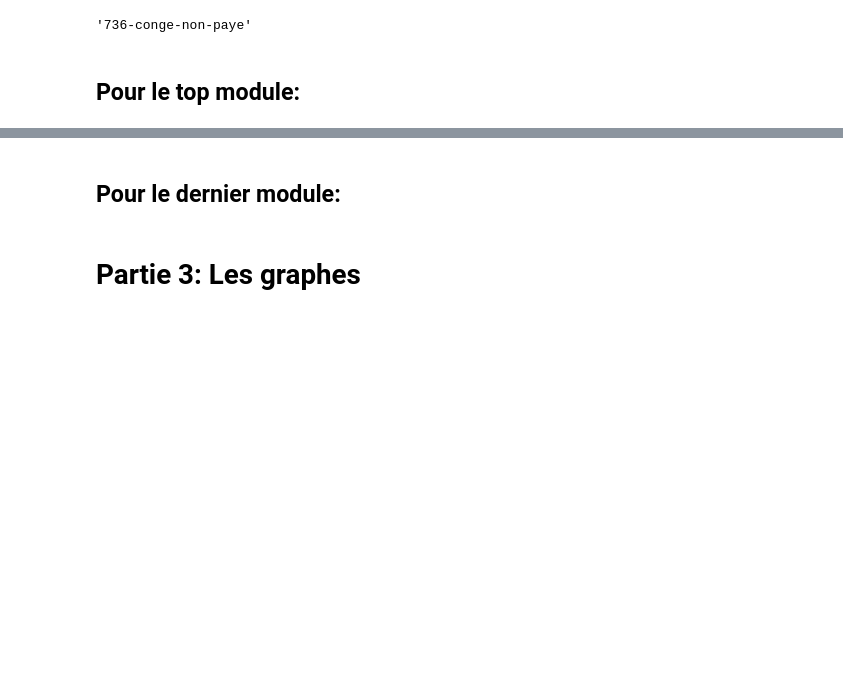
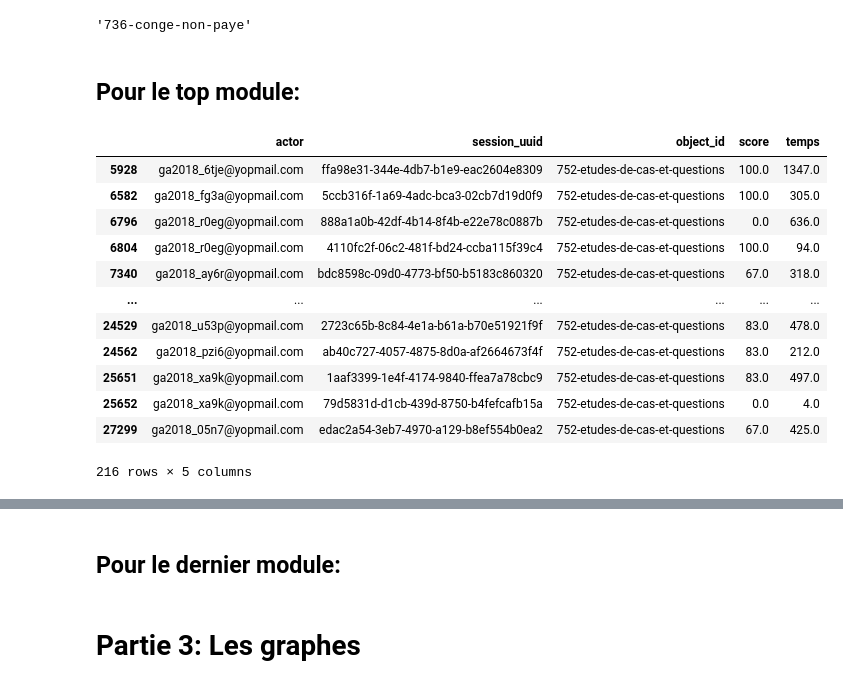
Before and after one commit to ramsey6340/ia_odc, a Jupyter notebook: tp2/tp2.ipynb, the cells around one changed output, grey strips where cells are left out. Cells and saved outputs as stored; diff of their text form; code cells hidden in the pictures; blank space fills up the shorter version.

```diff
--- a/tp2/tp2.ipynb
+++ b/tp2/tp2.ipynb
@@ -97,7 +97,21 @@ name_dernier_module # les nom des dernier module des tops 10
 # %%
 # le data frame dont le nom de module correspond au nom du top module trié par un nombre précis de champ voulue
 df_tm = df.loc[df.object_id == name_top_module, ["actor","session_uuid","object_id","score","temps"]]
-#df_tm
+df_tm
+# %% [output]
+|  | actor | session_uuid | object_id | score | temps |
+| 5928 | ga2018_6tje@yopmail.com | ffa98e31-344e-4db7-b1e9-eac2604e8309 | 752-etudes-de-cas-et-questions | 100.0 | 1347.0 |
+| 6582 | ga2018_fg3a@yopmail.com | 5ccb316f-1a69-4adc-bca3-02cb7d19d0f9 | 752-etudes-de-cas-et-questions | 100.0 | 305.0 |
+| 6796 | ga2018_r0eg@yopmail.com | 888a1a0b-42df-4b14-8f4b-e22e78c0887b | 752-etudes-de-cas-et-questions | 0.0 | 636.0 |
+| 6804 | ga2018_r0eg@yopmail.com | 4110fc2f-06c2-481f-bd24-ccba115f39c4 | 752-etudes-de-cas-et-questions | 100.0 | 94.0 |
+| 7340 | ga2018_ay6r@yopmail.com | bdc8598c-09d0-4773-bf50-b5183c860320 | 752-etudes-de-cas-et-questions | 67.0 | 318.0 |
+| ... | ... | ... | ... | ... | ... |
+| 24529 | ga2018_u53p@yopmail.com | 2723c65b-8c84-4e1a-b61a-b70e51921f9f | 752-etudes-de-cas-et-questions | 83.0 | 478.0 |
+| 24562 | ga2018_pzi6@yopmail.com | ab40c727-4057-4875-8d0a-af2664673f4f | 752-etudes-de-cas-et-questions | 83.0 | 212.0 |
+| 25651 | ga2018_xa9k@yopmail.com | 1aaf3399-1e4f-4174-9840-ffea7a78cbc9 | 752-etudes-de-cas-et-questions | 83.0 | 497.0 |
+| 25652 | ga2018_xa9k@yopmail.com | 79d5831d-d1cb-439d-8750-b4fefcafb15a | 752-etudes-de-cas-et-questions | 0.0 | 4.0 |
+| 27299 | ga2018_05n7@yopmail.com | edac2a54-3eb7-4970-a129-b8ef554b0ea2 | 752-etudes-de-cas-et-questions | 67.0 | 425.0 |
+216 rows × 5 columns
 # %%
 # calcul du nombre total de session pour le top module regrouper par apprenant
 nbre_total_session_tm = df_tm.groupby("actor").session_uuid.nunique()
```
Also changed, not shown: parts of 2 cells of this notebook, 4 other files.
